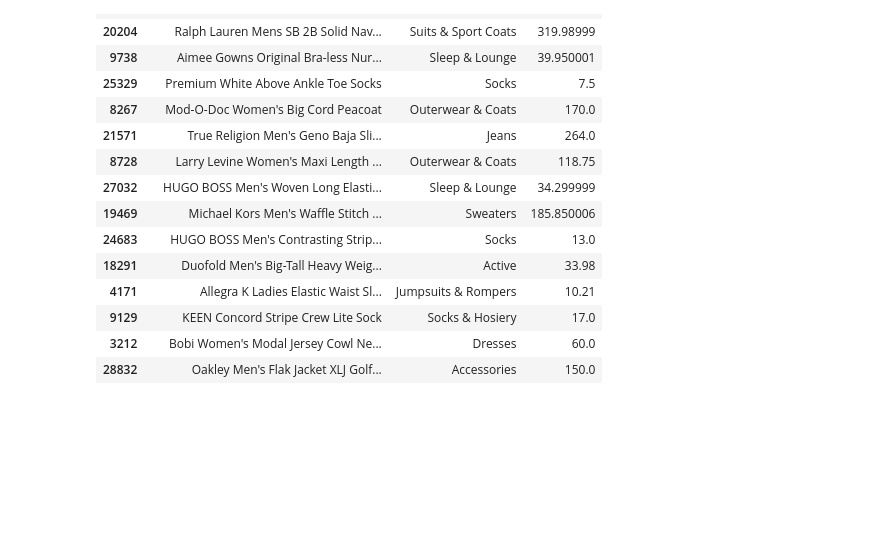
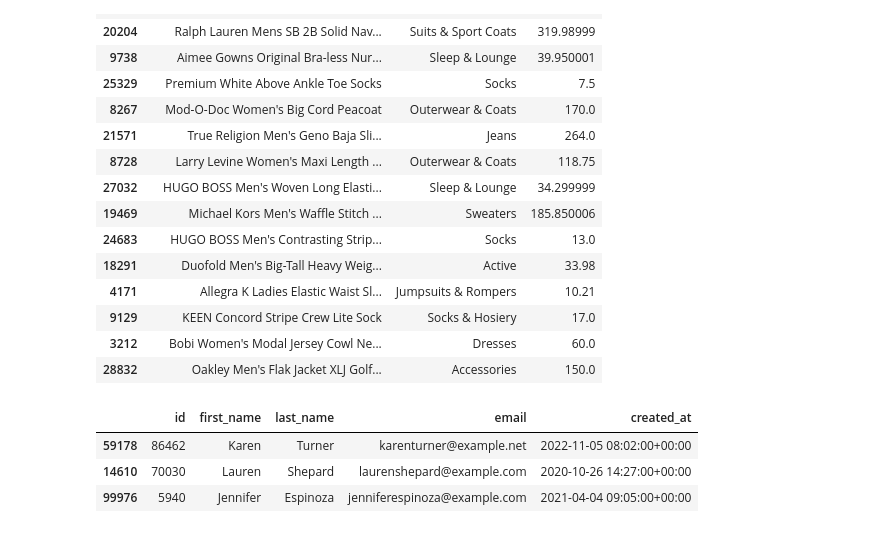
Before and after one commit to Bayan2019/internship_1206, a Jupyter notebook: bigquery_thelook.ipynb, the cells around one changed output. Drawn from its saved outputs; the diff is of its cells as text; code cells hidden in the pictures; blank space fills up the shorter version.

```diff
--- a/bigquery_thelook.ipynb
+++ b/bigquery_thelook.ipynb
@@ -228,3 +228,10 @@ df_products_1
 | 9129 | KEEN Concord Stripe Crew Lite Sock | Socks & Hosiery | 17.0 |
 | 3212 | Bobi Women's Modal Jersey Cowl Ne... | Dresses | 60.0 |
 | 28832 | Oakley Men's Flak Jacket XLJ Golf... | Accessories | 150.0 |
+# %%
+df_users.sample(3)
+# %% [output]
+|  | id | first_name | last_name | email | created_at |
+| 59178 | 86462 | Karen | Turner | karenturner@example.net | 2022-11-05 08:02:00+00:00 |
+| 14610 | 70030 | Lauren | Shepard | laurenshepard@example.com | 2020-10-26 14:27:00+00:00 |
+| 99976 | 5940 | Jennifer | Espinoza | jenniferespinoza@example.com | 2021-04-04 09:05:00+00:00 |
```
Also changed, not shown: parts of 1 cell of this notebook.
